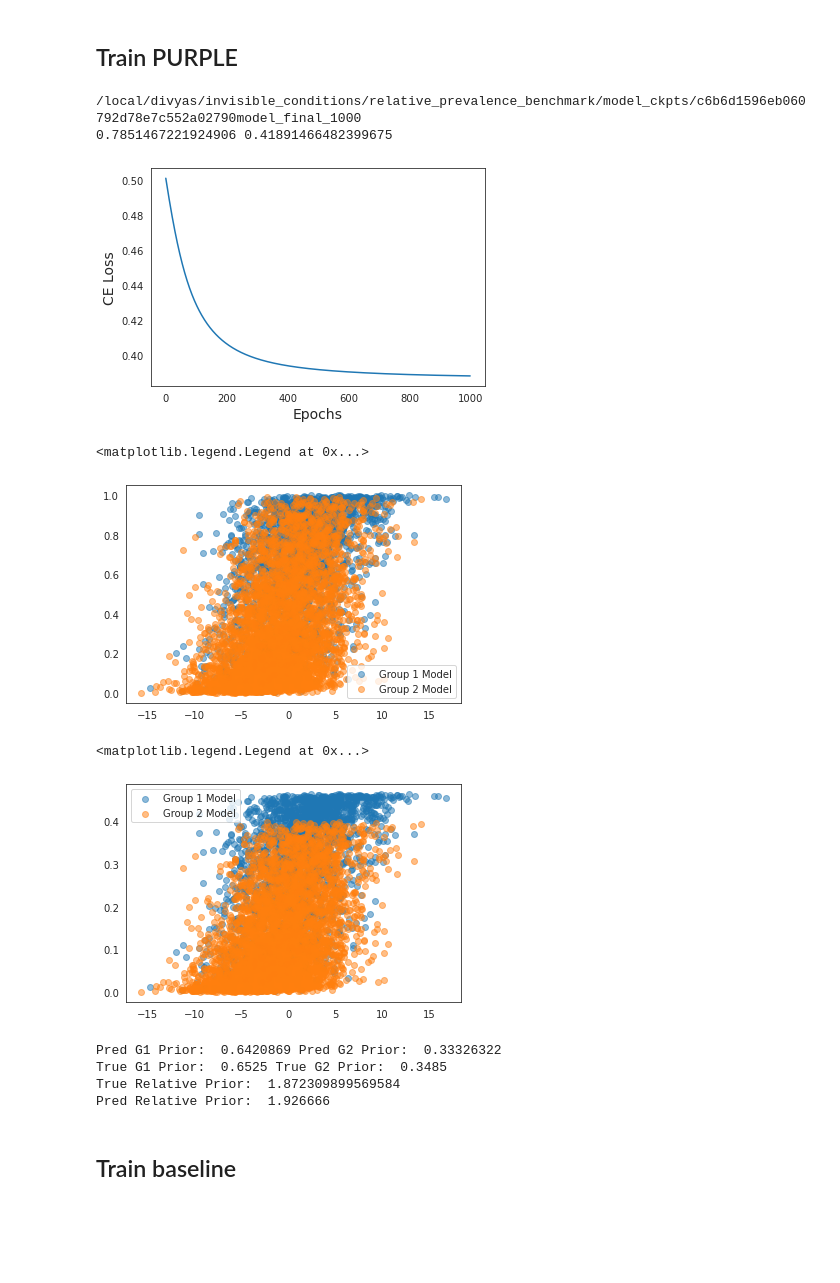
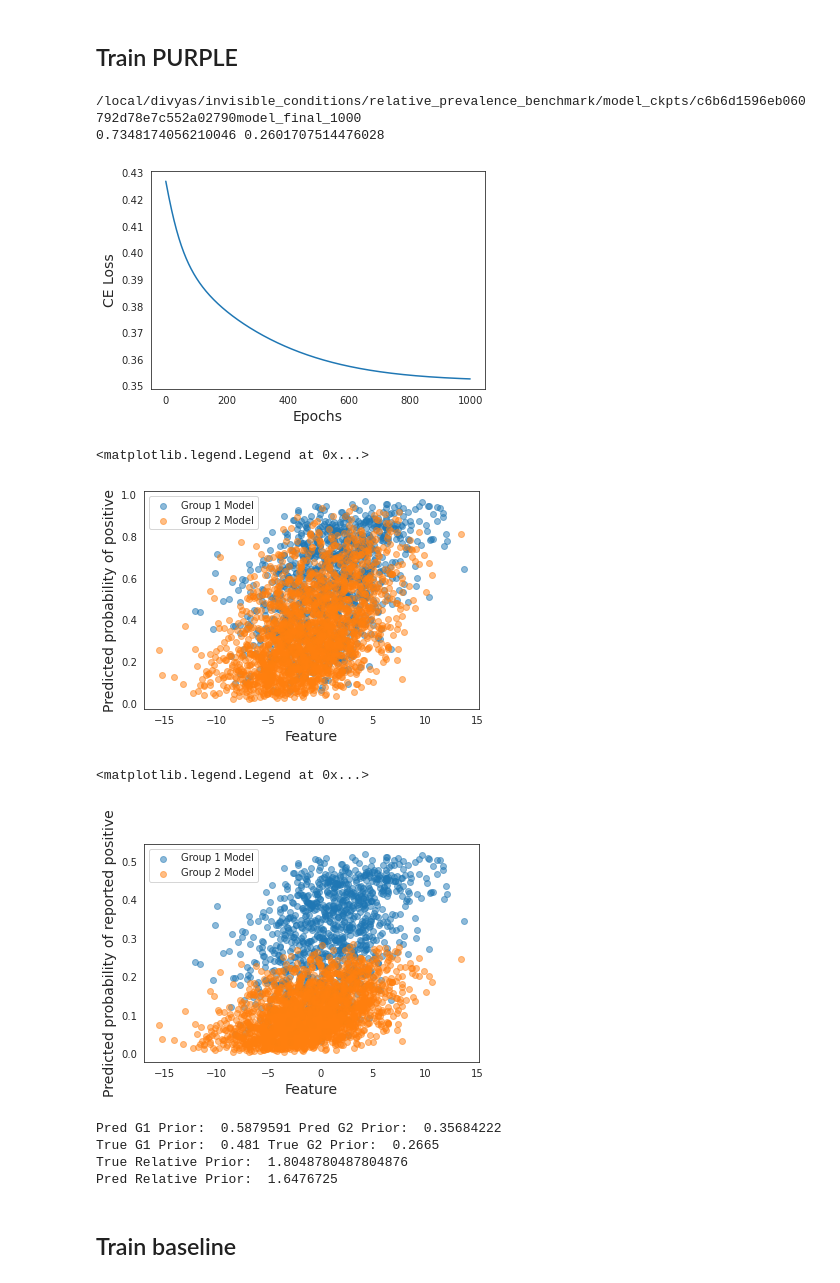
Before and after one commit to epierson9/invisible-conditions, a Jupyter notebook: relative_prevalence_benchmark/Minimal Example.ipynb, the cells around one changed output. Cells and saved outputs as stored; diff of their text form; code cells hidden in the pictures; blank space fills up the shorter version.

```diff
--- a/relative_prevalence_benchmark/Minimal Example.ipynb
+++ b/relative_prevalence_benchmark/Minimal Example.ipynb
@@ -70,7 +72,7 @@ c2 = .3
 n_groups = 2
 group_gap = -2
 scar_assumption = True
-separability_assumption = 'overlap'
+separability_assumption = 'overlaid'
 std, n_to_sample, n_attributes = 16, 10000, 5
 n_epochs = 10000
 
@@ -126,9 +129,19 @@ x1_train, x1_test, y1_train, y1_test, s1_train, s1_test = train_test_split(x1, y
 x2_train, x2_test, y2_train, y2_test, s2_train, s2_test = train_test_split(x2, y2, s2, test_size=.2,
                                                                                   random_state=10, shuffle=True)
 
+x1_val, x1_test, y1_val, y1_test, s1_val, s1_test = train_test_split(x1_test, y1_test, s1_test, test_size=.5,
+                                                                                  random_state=10, shuffle=True)
+
+x2_val, x2_test, y2_val, y2_test, s2_val, s2_test = train_test_split(x2_test, y2_test, s2_test, test_size=.5,
+                                                                                  random_state=10, shuffle=True)
+
 x_train = np.concatenate([x1_train, x2_train])
 y_train = np.concatenate([y1_train, y2_train])
 s_train = np.concatenate([s1_train, s2_train])
+
+x_val = np.concatenate([x1_val, x2_val])
+y_val = np.concatenate([y1_val, y2_val])
+s_val = np.concatenate([s1_val, s2_val])
 
 x_test = np.concatenate([x1_test, x2_test])
 y_test = np.concatenate([y1_test, y2_test])
@@ -136,10 +149,15 @@ s_test = np.concatenate([s1_test, s2_test])
 
 scale_factor = np.max(np.abs(x_train))
 x_train_norm = x_train/scale_factor
+x_val_norm = x_val/scale_factor
 x_test_norm = x_test/scale_factor
 
 g1_train_idxs = x_train[:,0] == 1
 g2_train_idxs = x_train[:,1] == 1
+
+g1_val_idxs = x_val[:,0] == 1
+g2_val_idxs = x_val[:,1] == 1
+
 g1_test_idxs = x_test[:,0] == 1
 g2_test_idxs = x_test[:,1] == 1
 classification_attributes = [i + n_groups for i in range(n_attributes)]
@@ -175,7 +193,7 @@ g1_config['group_weights'] = (1, 1)
 g1_config['n_epochs'] = 1000
 g1_config['n_batches'] = 1
 
-f_model, losses, info = train_relative_estimator(x_train, s_train, x_test, s_test, g1_config, save_model=True)
+f_model, losses, info = train_relative_estimator(x_train, s_train, x_val, s_val, g1_config, save_model=True)
 # pred_rel_prior, pred_g1_prior, pred_g2_prior = eval_relative_prior(x_test, f_model)
 plt.plot(losses)
 plt.xlabel("Epochs")
@@ -183,29 +201,33 @@ plt.ylabel("CE Loss")
 print(info['auc'], info['auprc'])
 # %% [output]
 /local/divyas/invisible_conditions/relative_prevalence_benchmark/model_ckpts/c6b6d1596eb060792d78e7c552a02790model_final_1000
-0.7851467221924906 0.41891466482399675
+0.7348174056210046 0.2601707514476028
-[figure, old version]
+[figure, new version]
 # %%
 # Visual check to see if the same decision rule is learned for both group 1 & group 2
 y1_test_pred = f_model.estimate_p_y(torch.Tensor(x_test[g1_test_idxs,2:]).cuda()).detach().cpu().numpy().squeeze()
 y2_test_pred = f_model.estimate_p_y(torch.Tensor(x_test[g2_test_idxs,2:]).cuda()).detach().cpu().numpy().squeeze()
 plt.scatter(x_test[g1_test_idxs,2], y1_test_pred,  alpha=.5, label='Group 1 Model')
 plt.scatter(x_test[g2_test_idxs,2], y2_test_pred, alpha=.5, label='Group 2 Model')
+plt.xlabel("Feature")
+plt.ylabel("Predicted probability of positive")
 plt.legend()
 # %% [output]
 <matplotlib.legend.Legend at 0x...>
-[figure, old version]
+[figure, new version]
 # %%
 # Plot p(s|x)
 s1_test_pred = f_model(torch.Tensor(x_test[g1_test_idxs]).cuda()).detach().cpu().numpy().squeeze()
 s2_test_pred = f_model(torch.Tensor(x_test[g2_test_idxs]).cuda()).detach().cpu().numpy().squeeze()
 
 plt.scatter(x_test[g1_test_idxs,2], s1_test_pred,  alpha=.5, label='Group 1 Model')
 plt.scatter(x_test[g2_test_idxs,2],s2_test_pred, alpha=.5, label='Group 2 Model')
+plt.xlabel("Feature")
+plt.ylabel("Predicted probability of reported positive")
 plt.legend()
 # %% [output]
 <matplotlib.legend.Legend at 0x...>
-[figure, old version]
+[figure, new version]
 # %%
 true_g1_prior = y_test[g1_test_idxs].mean()
 true_g2_prior = y_test[g2_test_idxs].mean()
@@ -216,10 +238,10 @@ print("True G1 Prior: ", true_g1_prior, "True G2 Prior: ", true_g2_prior)
 print("True Relative Prior: ", true_g1_prior/true_g2_prior)
 print("Pred Relative Prior: ", pred_g1_prior/pred_g2_prior)
 # %% [output]
-Pred G1 Prior:  0.6420869 Pred G2 Prior:  0.33326322
-True G1 Prior:  0.6525 True G2 Prior:  0.3485
-True Relative Prior:  1.872309899569584
-Pred Relative Prior:  1.926666
+Pred G1 Prior:  0.5879591 Pred G2 Prior:  0.35684222
+True G1 Prior:  0.481 True G2 Prior:  0.2665
+True Relative Prior:  1.8048780487804876
+Pred Relative Prior:  1.6476725
 # %% [markdown]
 ## Train baseline
 # %%
```
Also changed, not shown: parts of 9 cells of this notebook, 2 other files.
